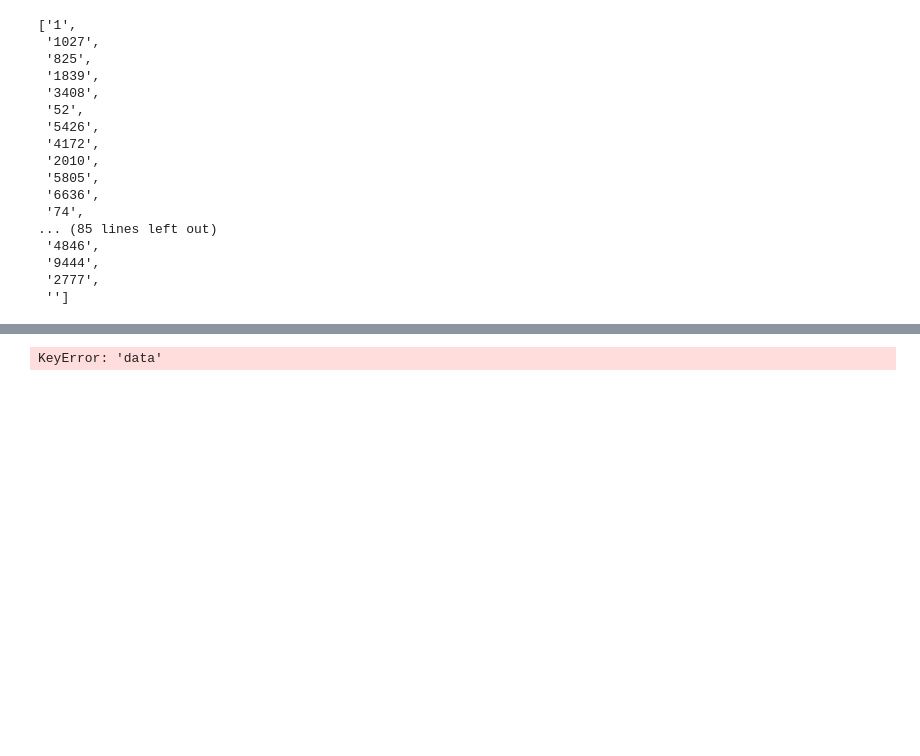
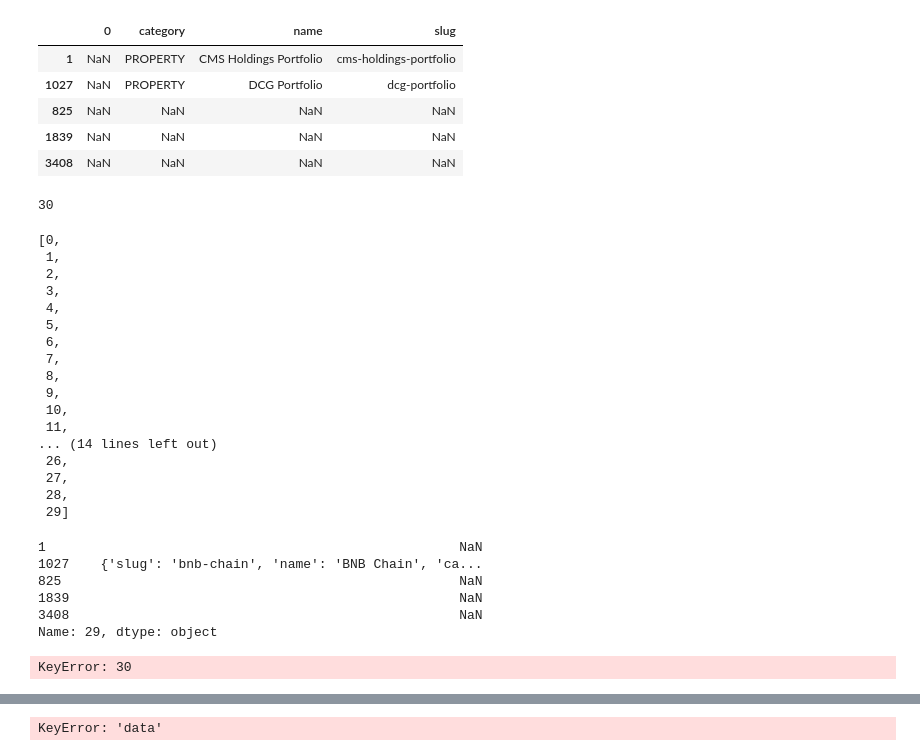
Before and after one commit to nradich/Coin_Experiment, a Jupyter notebook: coinquery.ipynb, the cells around one changed output, grey strips where cells are left out. Drawn from its saved outputs; the diff is of its cells as text; code cells hidden in the pictures; blank space fills up the shorter version.

```diff
--- a/coinquery.ipynb
+++ b/coinquery.ipynb
@@ -33,20 +32,0 @@ nine_nine_ids_to_try = coin_ids[:50]
-# %%
-coin_ids
-# %% [output]
-['1',
- '1027',
- '825',
- '1839',
- '3408',
- '52',
- '5426',
- '4172',
- '2010',
- '5805',
- '6636',
- '74',
-... (85 lines left out)
- '4846',
- '9444',
- '2777',
- '']
@@ -52,0 +87,16 @@ coin_ids
+# %%
+#while loop to expand out all of the columns
+i = 0
+concat_df = pd.DataFrame()
+while i <= 10:
+    i+=1
+    tags = df['tags'].apply(pd.Series)
+    exploded_df = tags[i].apply(pd.Series)
+concat_df.append(exploded_df)
+# %% [output]
+|  | 0 | category | name | slug |
+| 1 | NaN | PROPERTY | CMS Holdings Portfolio | cms-holdings-portfolio |
+| 1027 | NaN | PROPERTY | DCG Portfolio | dcg-portfolio |
+| 825 | NaN | NaN | NaN | NaN |
+| 1839 | NaN | NaN | NaN | NaN |
+| 3408 | NaN | NaN | NaN | NaN |
@@ -52,0 +109,44 @@ coin_ids
+# %%
+len(empty_list)
+# %% [output]
+30
+# %%
+empty_list
+# %% [output]
+[0,
+ 1,
+ 2,
+ 3,
+ 4,
+ 5,
+ 6,
+ 7,
+ 8,
+ 9,
+ 10,
+ 11,
+... (14 lines left out)
+ 26,
+ 27,
+ 28,
+ 29]
+# %%
+tags[29]
+# %% [output]
+1                                                     NaN
+1027    {'slug': 'bnb-chain', 'name': 'BNB Chain', 'ca...
+825                                                   NaN
+1839                                                  NaN
+3408                                                  NaN
+Name: 29, dtype: object
+# %%
+#while loop to expand out all of the columns
+i = 0
+concat_df = pd.DataFrame()
+while i <  len(tags.columns):
+    i+=1
+    tags = df['tags'].apply(pd.Series)
+    exploded_df = tags[i].apply(pd.Series)
+    concat_df.append(exploded_df)
+# %% [output]
+KeyError: 30
```
Also changed, not shown: parts of 8 cells of this notebook.
